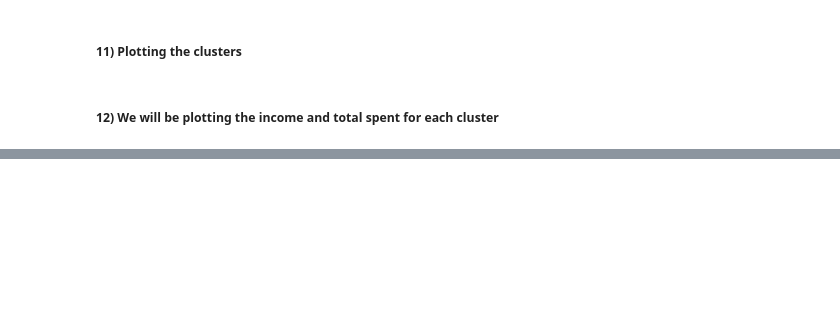
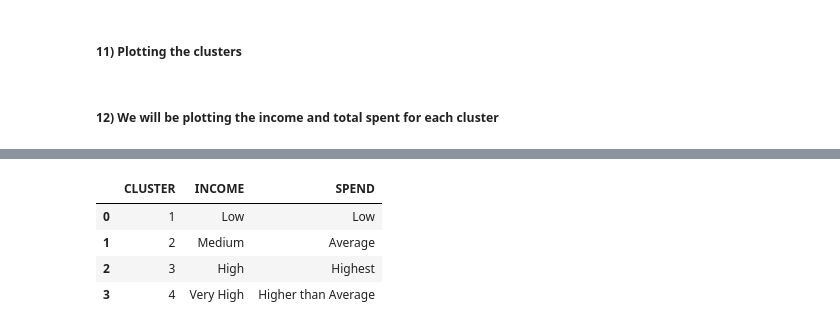
Before and after one commit to okeks/Machine-Learning-Clustering, a Jupyter notebook: Retailer X Machine Learning Clustering .ipynb, the cells around one changed output, grey strips where cells are left out. Cells and saved outputs as stored; diff of their text form; code cells hidden in the pictures; blank space fills up the shorter version.

```diff
--- a/Retailer X Machine Learning Clustering .ipynb
+++ b/Retailer X Machine Learning Clustering .ipynb
@@ -860,0 +858,11 @@ plt.show()
+# %%
+
+cluster_explained = pd.read_excel('./cluster_explained.xlsx')
+# %%
+cluster_explained
+# %% [output]
+|  | CLUSTER | INCOME | SPEND |
+| 0 | 1 | Low | Low |
+| 1 | 2 | Medium | Average |
+| 2 | 3 | High | Highest |
+| 3 | 4 | Very High | Higher than Average |
```
Also changed, not shown: parts of 18 cells of this notebook.
